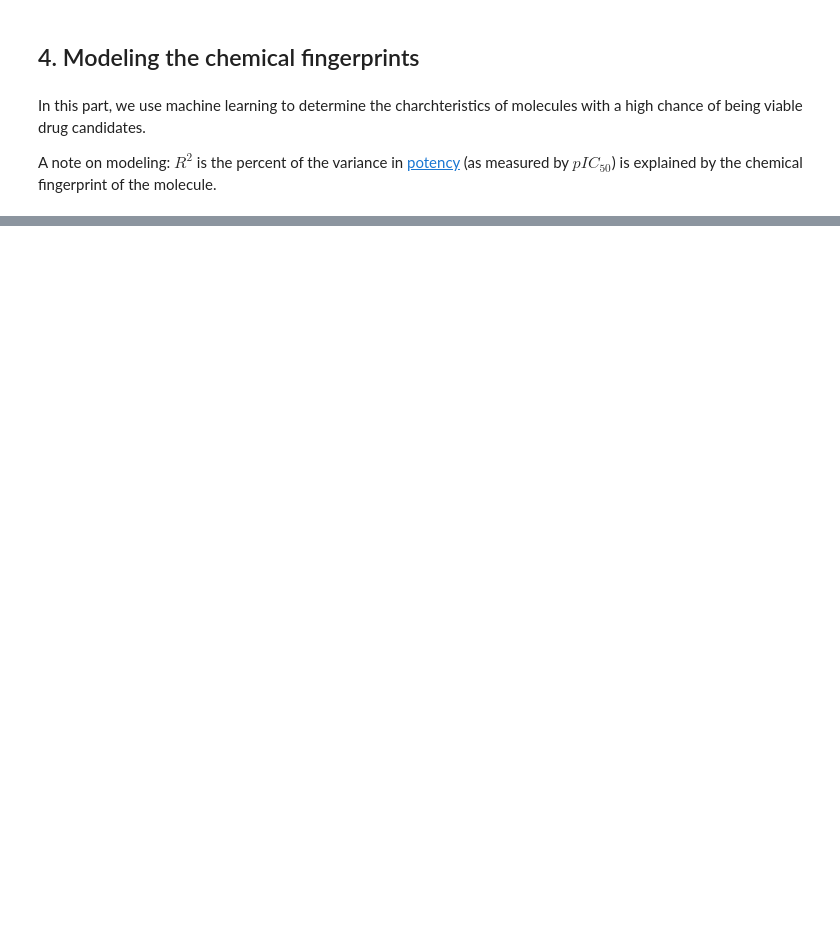
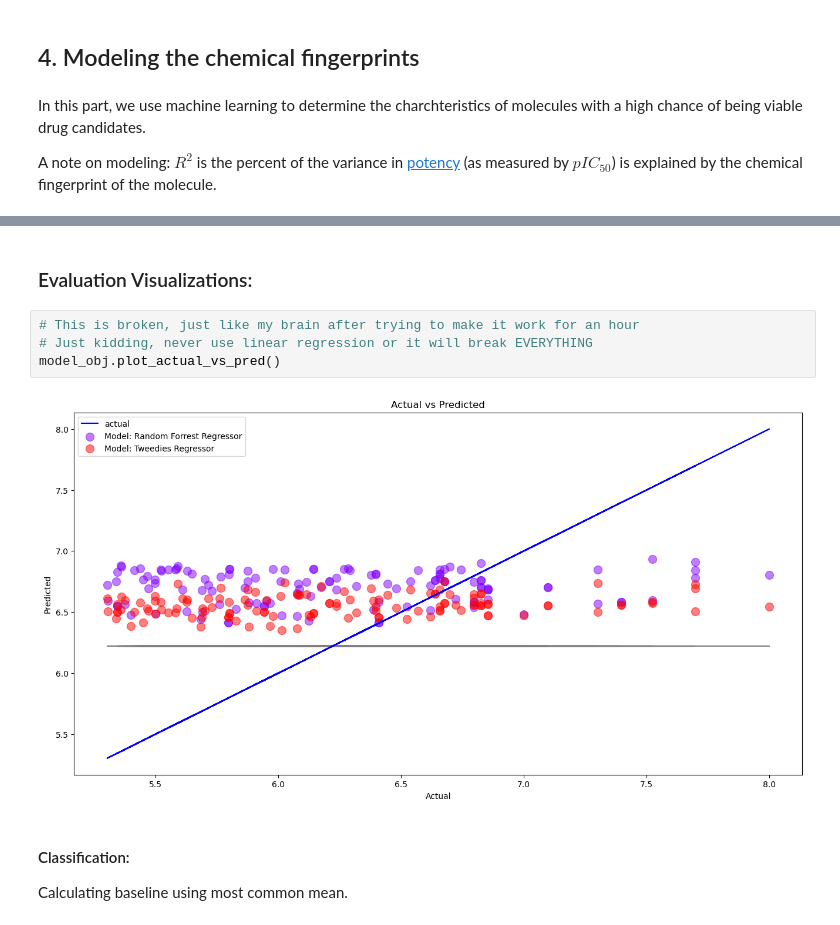
Before and after one commit to Germain-Drug-Discovery-Project/drug-discovery-project, a Jupyter notebook: gen_scratch_m.ipynb, the cells around one changed output, grey strips where cells are left out. Saved outputs shown, nothing was run; the diff lists cells and outputs as text; blank space fills up the shorter version.

```diff
--- a/gen_scratch_m.ipynb
+++ b/gen_scratch_m.ipynb
@@ -195,0 +257,11 @@ avg_metrics
+# %% [markdown]
+### Evaluation Visualizations:
+# %%
+# This is broken, just like my brain after trying to make it work for an hour
+# Just kidding, never use linear regression or it will break EVERYTHING
+model_obj.plot_actual_vs_pred()
+# %% [output]
+[figure, added]
+# %% [markdown]
+#### Classification:
+Calculating baseline using most common mean.
```
Also changed, not shown: parts of 28 cells of this notebook, 3 other files.
